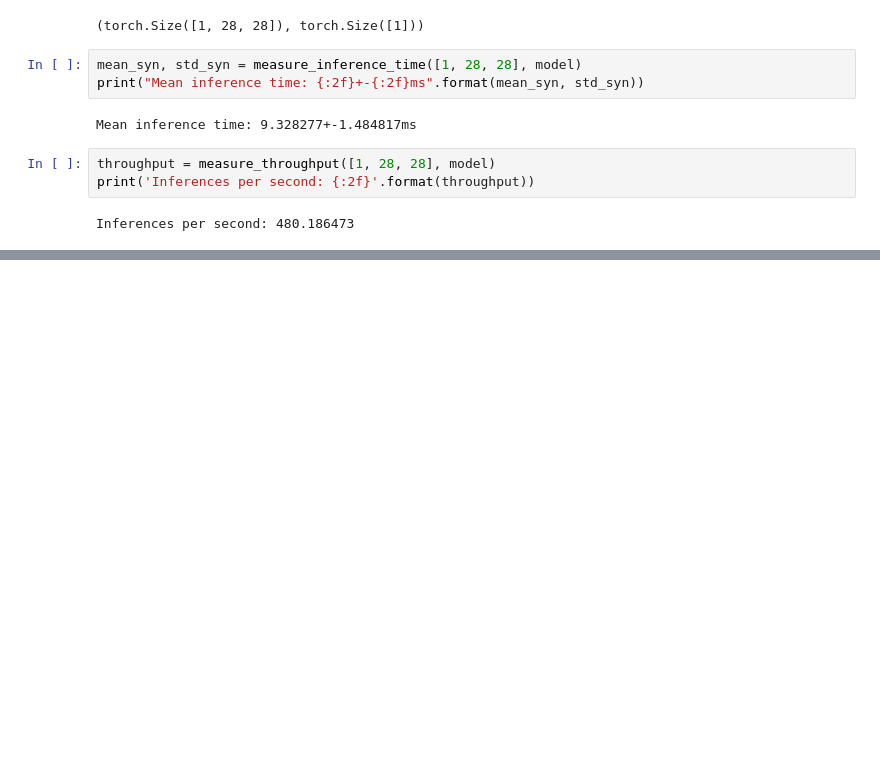
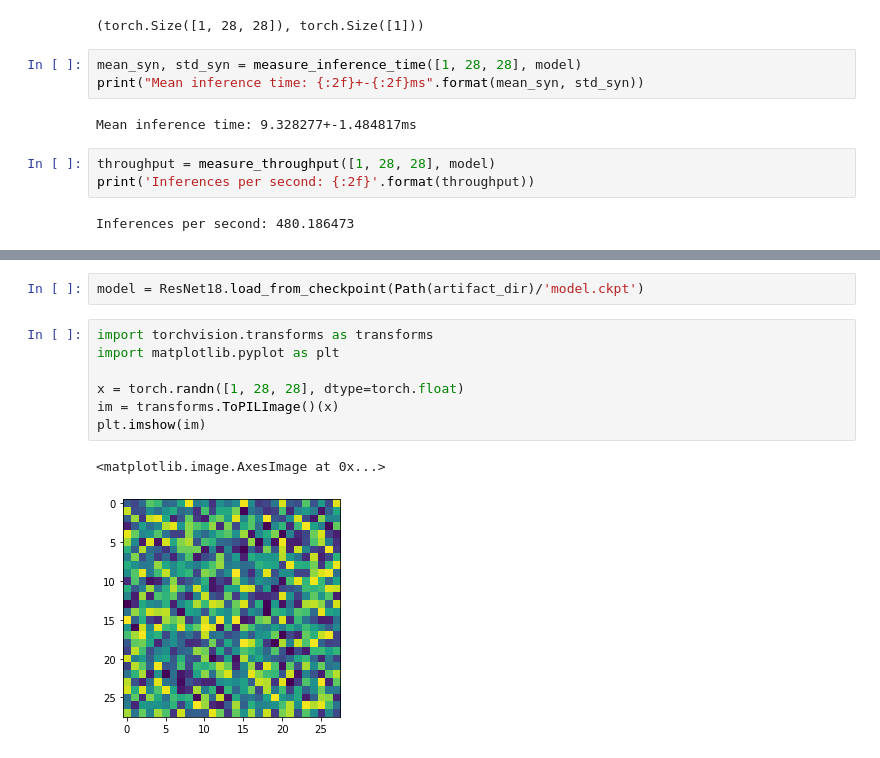
Before and after one commit to nhabbash/ml-data-streaming, a Jupyter notebook: notebook/testing.ipynb, the cells around one changed output, grey strips where cells are left out. Saved outputs shown, nothing was run; the diff lists cells and outputs as text; blank space fills up the shorter version.

```diff
--- a/notebook/testing.ipynb
+++ b/notebook/testing.ipynb
@@ -280,0 +296,12 @@ Inferences per second: 480.186473
+# %%
+model = ResNet18.load_from_checkpoint(Path(artifact_dir)/'model.ckpt')
+# %%
+import torchvision.transforms as transforms
+import matplotlib.pyplot as plt
+
+x = torch.randn([1, 28, 28], dtype=torch.float)
+im = transforms.ToPILImage()(x)
+plt.imshow(im)
+# %% [output]
+<matplotlib.image.AxesImage at 0x...>
+[figure, added]
```
Also changed, not shown: parts of 11 cells of this notebook, 1 other file.
